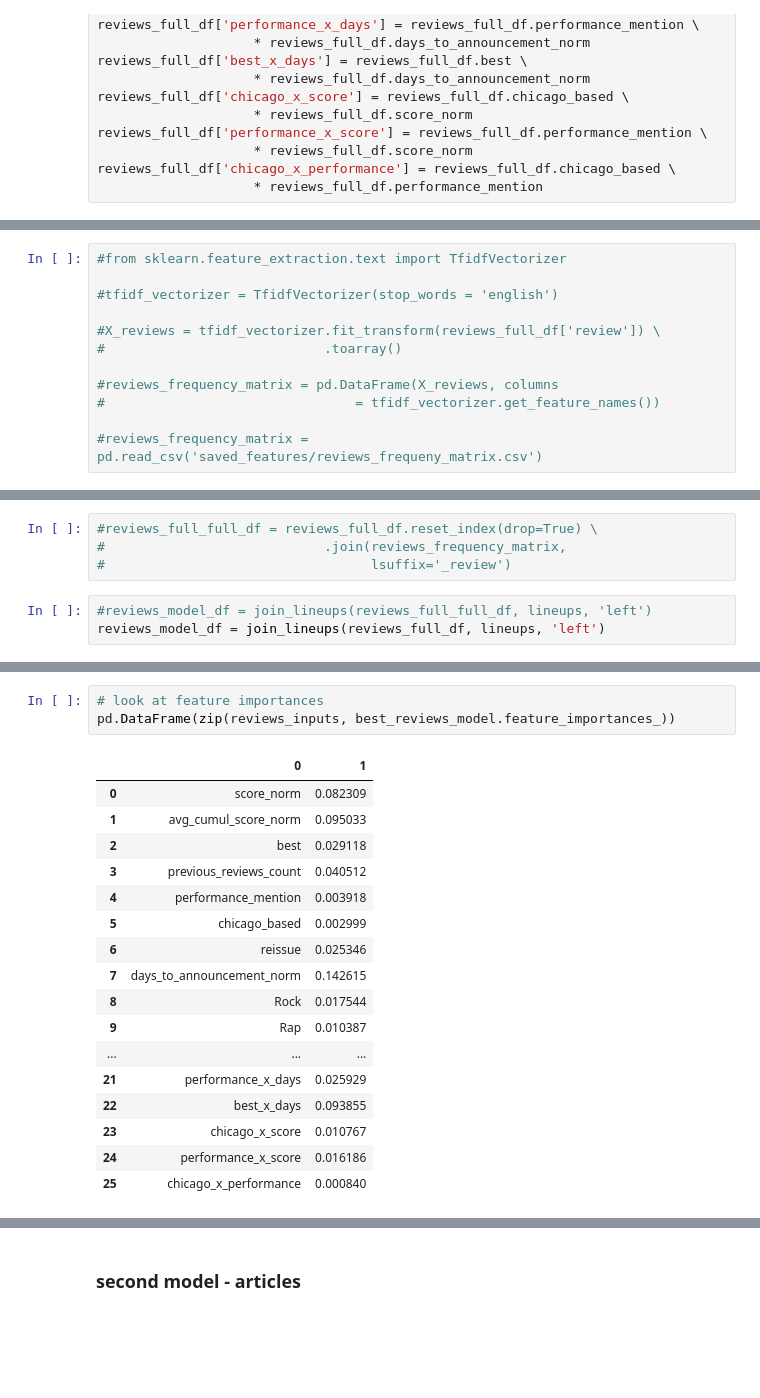
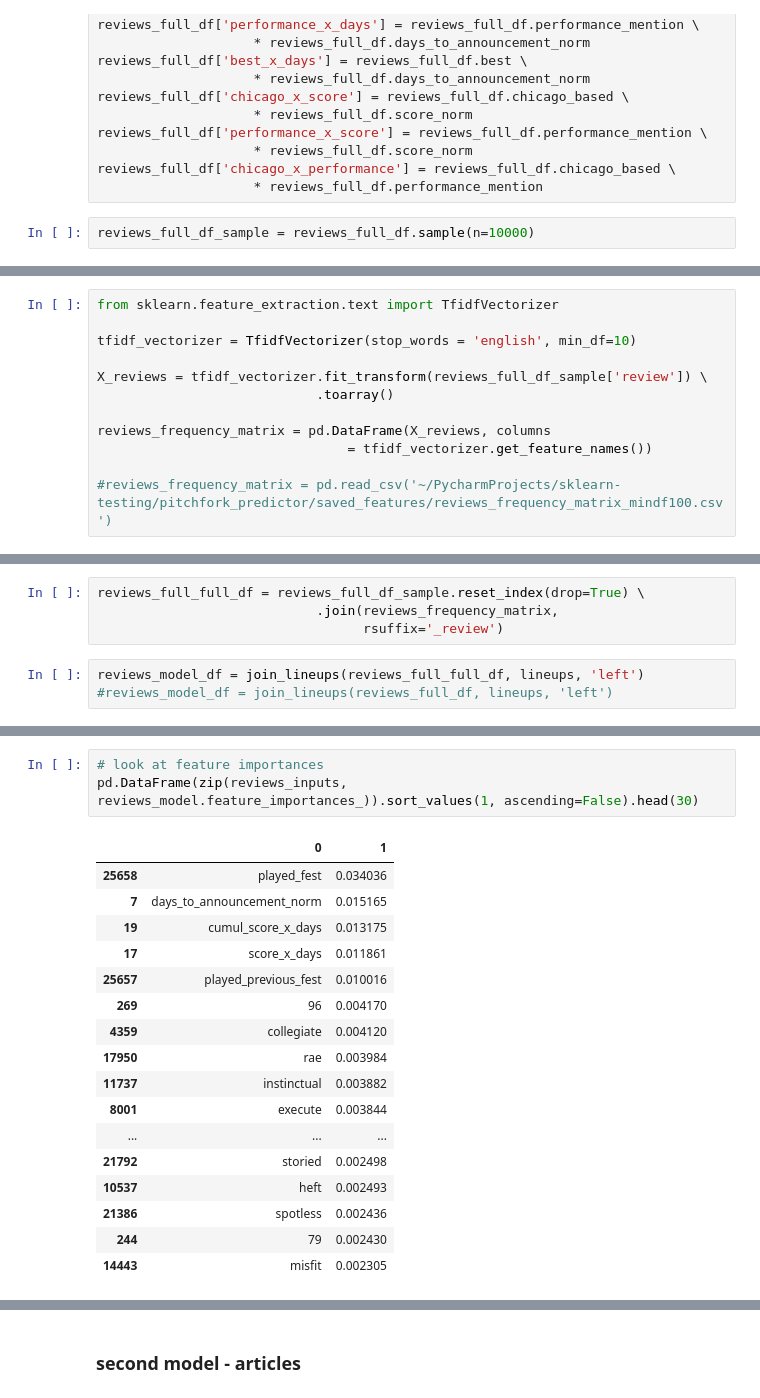
Before and after one commit to chloedevries/pitchfork-predictor, a Jupyter notebook: Predicting p4k lineup from reviews.ipynb, the cells around one changed output, grey strips where cells are left out. Saved outputs shown, nothing was run; the diff lists cells and outputs as text; blank space fills up the shorter version.

```diff
--- a/Predicting p4k lineup from reviews.ipynb
+++ b/Predicting p4k lineup from reviews.ipynb
@@ -80,3 +91,5 @@ reviews_full_df['performance_x_score'] = reviews_full_df.performance_mention \
                     * reviews_full_df.score_norm
 reviews_full_df['chicago_x_performance'] = reviews_full_df.chicago_based \
                     * reviews_full_df.performance_mention
+# %%
+reviews_full_df_sample = reviews_full_df.sample(n=10000)
@@ -83,12 +100,12 @@ reviews_full_df['chicago_x_performance'] = reviews_full_df.chicago_based \
 # %%
-#from sklearn.feature_extraction.text import TfidfVectorizer
+from sklearn.feature_extraction.text import TfidfVectorizer
 
-#tfidf_vectorizer = TfidfVectorizer(stop_words = 'english')
+tfidf_vectorizer = TfidfVectorizer(stop_words = 'english', min_df=10)
 
-#X_reviews = tfidf_vectorizer.fit_transform(reviews_full_df['review']) \
-#                            .toarray()
+X_reviews = tfidf_vectorizer.fit_transform(reviews_full_df_sample['review']) \
+                            .toarray()
 
-#reviews_frequency_matrix = pd.DataFrame(X_reviews, columns
-#                                = tfidf_vectorizer.get_feature_names())
+reviews_frequency_matrix = pd.DataFrame(X_reviews, columns
+                                = tfidf_vectorizer.get_feature_names())
 
-#reviews_frequency_matrix = pd.read_csv('saved_features/reviews_frequeny_matrix.csv')
+#reviews_frequency_matrix = pd.read_csv('~/PycharmProjects/sklearn-testing/pitchfork_predictor/saved_features/reviews_frequency_matrix_mindf100.csv')
@@ -95,7 +122,7 @@ reviews_full_df['chicago_x_performance'] = reviews_full_df.chicago_based \
 # %%
-#reviews_full_full_df = reviews_full_df.reset_index(drop=True) \
-#                            .join(reviews_frequency_matrix,
-#                                  lsuffix='_review')
+reviews_full_full_df = reviews_full_df_sample.reset_index(drop=True) \
+                            .join(reviews_frequency_matrix,
+                                  rsuffix='_review')
 # %%
-#reviews_model_df = join_lineups(reviews_full_full_df, lineups, 'left')
-reviews_model_df = join_lineups(reviews_full_df, lineups, 'left')
+reviews_model_df = join_lineups(reviews_full_full_df, lineups, 'left')
+#reviews_model_df = join_lineups(reviews_full_df, lineups, 'left')
@@ -234,21 +362,21 @@ actual true               397              79
 # %%
 # look at feature importances
-pd.DataFrame(zip(reviews_inputs, best_reviews_model.feature_importances_))
+pd.DataFrame(zip(reviews_inputs, reviews_model.feature_importances_)).sort_values(1, ascending=False).head(30)
 # %% [output]
 |  | 0 | 1 |
-| 0 | score_norm | 0.082309 |
-| 1 | avg_cumul_score_norm | 0.095033 |
-| 2 | best | 0.029118 |
-| 3 | previous_reviews_count | 0.040512 |
-| 4 | performance_mention | 0.003918 |
-| 5 | chicago_based | 0.002999 |
-| 6 | reissue | 0.025346 |
-| 7 | days_to_announcement_norm | 0.142615 |
-| 8 | Rock | 0.017544 |
-| 9 | Rap | 0.010387 |
+| 25658 | played_fest | 0.034036 |
+| 7 | days_to_announcement_norm | 0.015165 |
+| 19 | cumul_score_x_days | 0.013175 |
+| 17 | score_x_days | 0.011861 |
+| 25657 | played_previous_fest | 0.010016 |
+| 269 | 96 | 0.004170 |
+| 4359 | collegiate | 0.004120 |
+| 17950 | rae | 0.003984 |
+| 11737 | instinctual | 0.003882 |
+| 8001 | execute | 0.003844 |
 | ... | ... | ... |
-| 21 | performance_x_days | 0.025929 |
-| 22 | best_x_days | 0.093855 |
-| 23 | chicago_x_score | 0.010767 |
-| 24 | performance_x_score | 0.016186 |
-| 25 | chicago_x_performance | 0.000840 |
+| 21792 | storied | 0.002498 |
+| 10537 | heft | 0.002493 |
+| 21386 | spotless | 0.002436 |
+| 244 | 79 | 0.002430 |
+| 14443 | misfit | 0.002305 |
```
Also changed, not shown: parts of 36 cells of this notebook, 1 other file.
